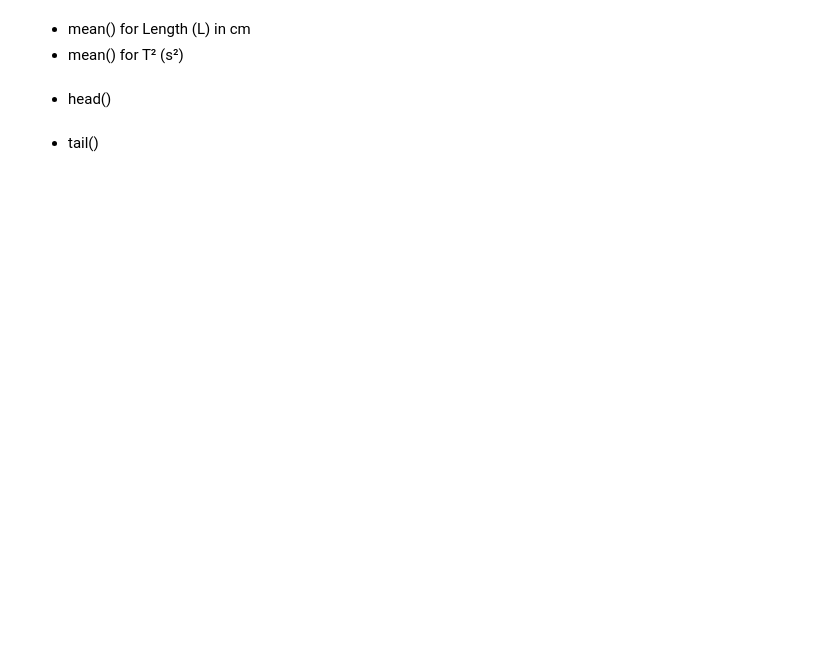
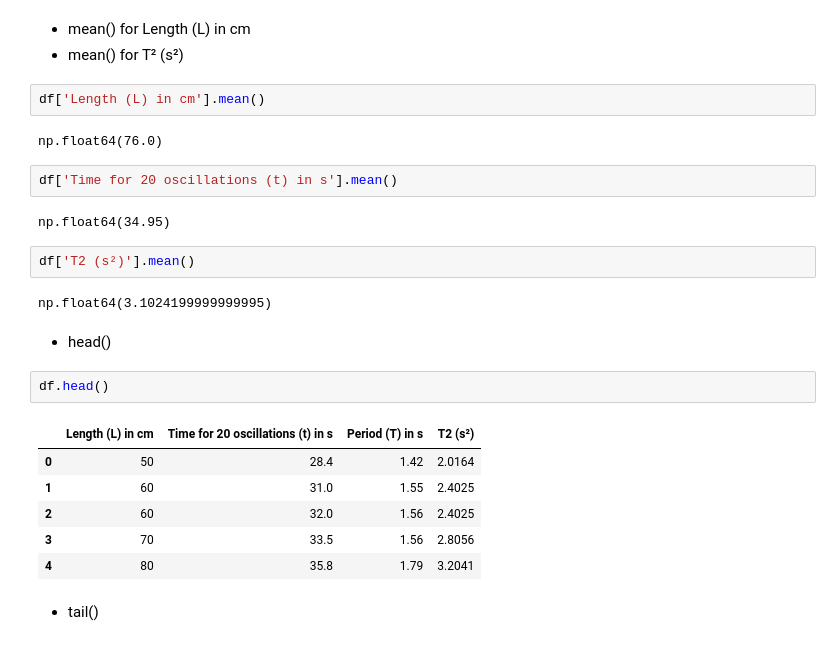
Before and after one commit to princealexanderm/SEC_S6_2026-27, a Jupyter notebook: FYUGP_S6_SEC(2026_27)_Data_analysis_in_physical_science_2.ipynb, the cells around one changed output. Drawn from its saved outputs; the diff is of its cells as text; blank space fills up the shorter version.

```diff
--- a/FYUGP_S6_SEC(2026_27)_Data_analysis_in_physical_science_2.ipynb
+++ b/FYUGP_S6_SEC(2026_27)_Data_analysis_in_physical_science_2.ipynb
@@ -1686,7 +1798,28 @@ df
 # %% [markdown]
 - mean() for Length (L) in cm
 - mean() for T² (s²)
+# %%
+df['Length (L) in cm'].mean()
+# %% [output]
+np.float64(76.0)
+# %%
+df['Time for 20 oscillations (t) in s'].mean()
+# %% [output]
+np.float64(34.95)
+# %%
+df['T2 (s²)'].mean()
+# %% [output]
+np.float64(3.1024199999999995)
 # %% [markdown]
 - head()
+# %%
+df.head()
+# %% [output]
+|  | Length (L) in cm | Time for 20 oscillations (t) in s | Period (T) in s | T2 (s²) |
+| 0 | 50 | 28.4 | 1.42 | 2.0164 |
+| 1 | 60 | 31.0 | 1.55 | 2.4025 |
+| 2 | 60 | 32.0 | 1.56 | 2.4025 |
+| 3 | 70 | 33.5 | 1.56 | 2.8056 |
+| 4 | 80 | 35.8 | 1.79 | 3.2041 |
 # %% [markdown]
 - tail()
```
Also changed, not shown: parts of 45 cells of this notebook.
